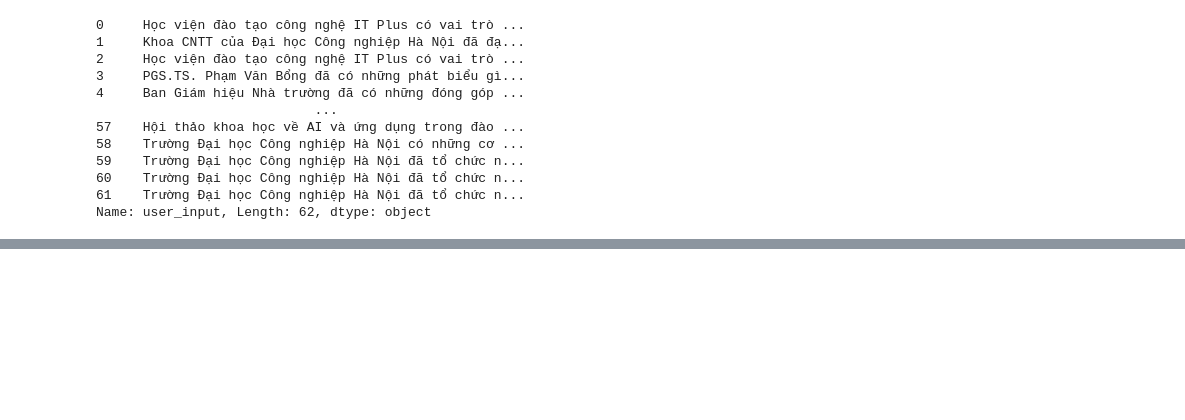
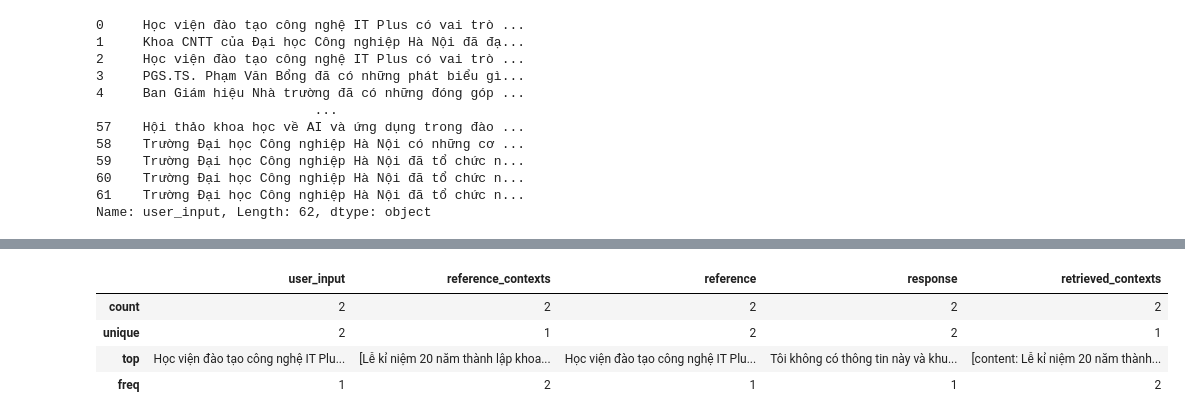
Before and after one commit to ngocdung211/nckh-chatbot-neo4j, a Jupyter notebook: chatbot_api/src/testrag2.ipynb, the cells around one changed output, grey strips where cells are left out. Saved outputs shown, nothing was run; the diff lists cells and outputs as text; code cells hidden in the pictures; blank space fills up the shorter version.

```diff
--- a/chatbot_api/src/testrag2.ipynb
+++ b/chatbot_api/src/testrag2.ipynb
@@ -142,7 +125,7 @@ import ast
 from llm.get_llm import get_eval_model_function
 
 # Read the CSV file
-df = pd.read_csv(f"{filename}.csv")
+df = pd.read_csv(f"{file_path}.csv")
 # df = df.head(2)
 
 # Define a safe evaluation function
@@ -198,7 +181,7 @@ for start_idx in range(0, len(df), chunk_size):
 
     # Append results to the output file
     df_result.to_csv(
-        f"result_{filename}1111.csv",
+        f"{file_path}_result.csv",
         mode='a',  # Append mode
         header=(start_idx == 0),  # Write the header only for the first chunk
         index=False
@@ -223,2 +191,10 @@ get llm
+# %%
+df.describe()
+# %% [output]
+|  | user_input | reference_contexts | reference | response | retrieved_contexts |
+| count | 2 | 2 | 2 | 2 | 2 |
+| unique | 2 | 1 | 2 | 2 | 1 |
+| top | Học viện đào tạo công nghệ IT Plu... | [Lễ kỉ niệm 20 năm thành lập khoa... | Học viện đào tạo công nghệ IT Plu... | Tôi không có thông tin này và khu... | [content: Lễ kỉ niệm 20 năm thành... |
+| freq | 1 | 2 | 1 | 1 | 2 |
 # %%
 result
```
Also changed, not shown: parts of 8 cells of this notebook, 1 other file.
